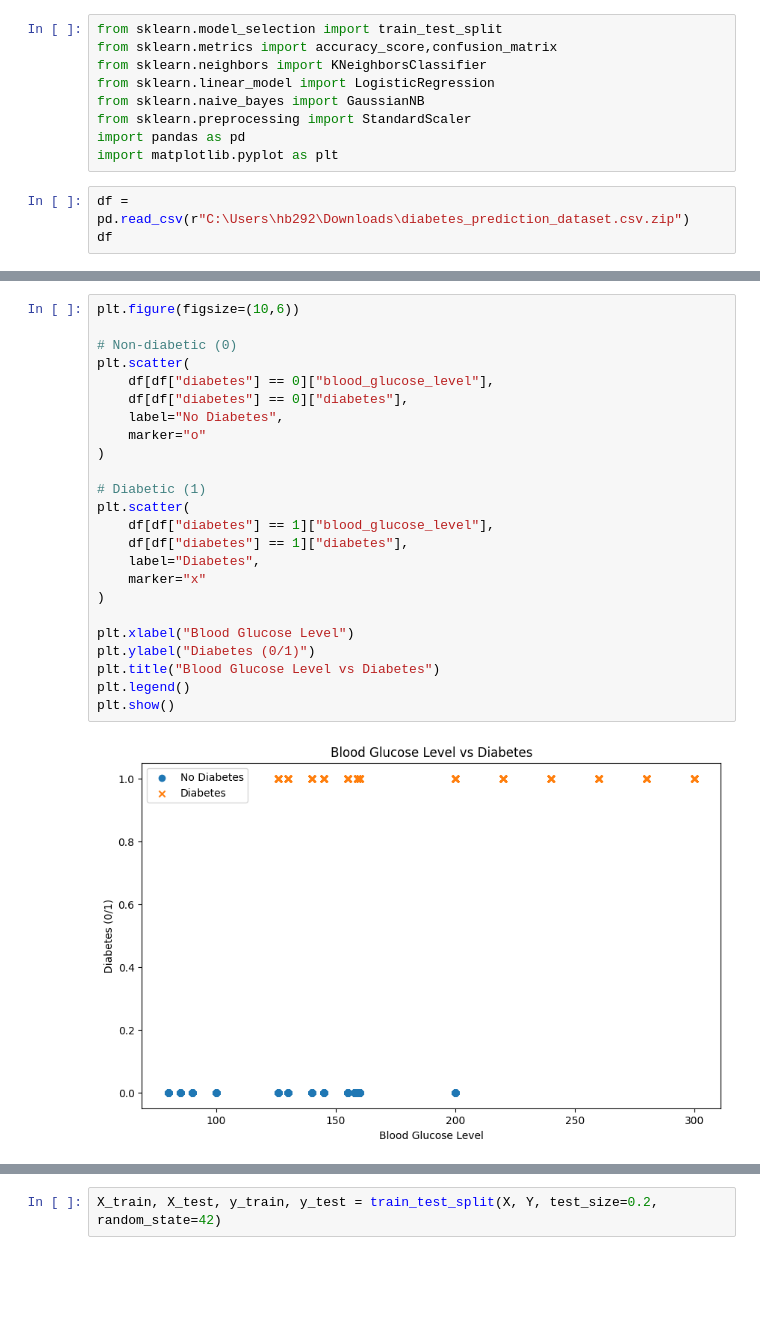
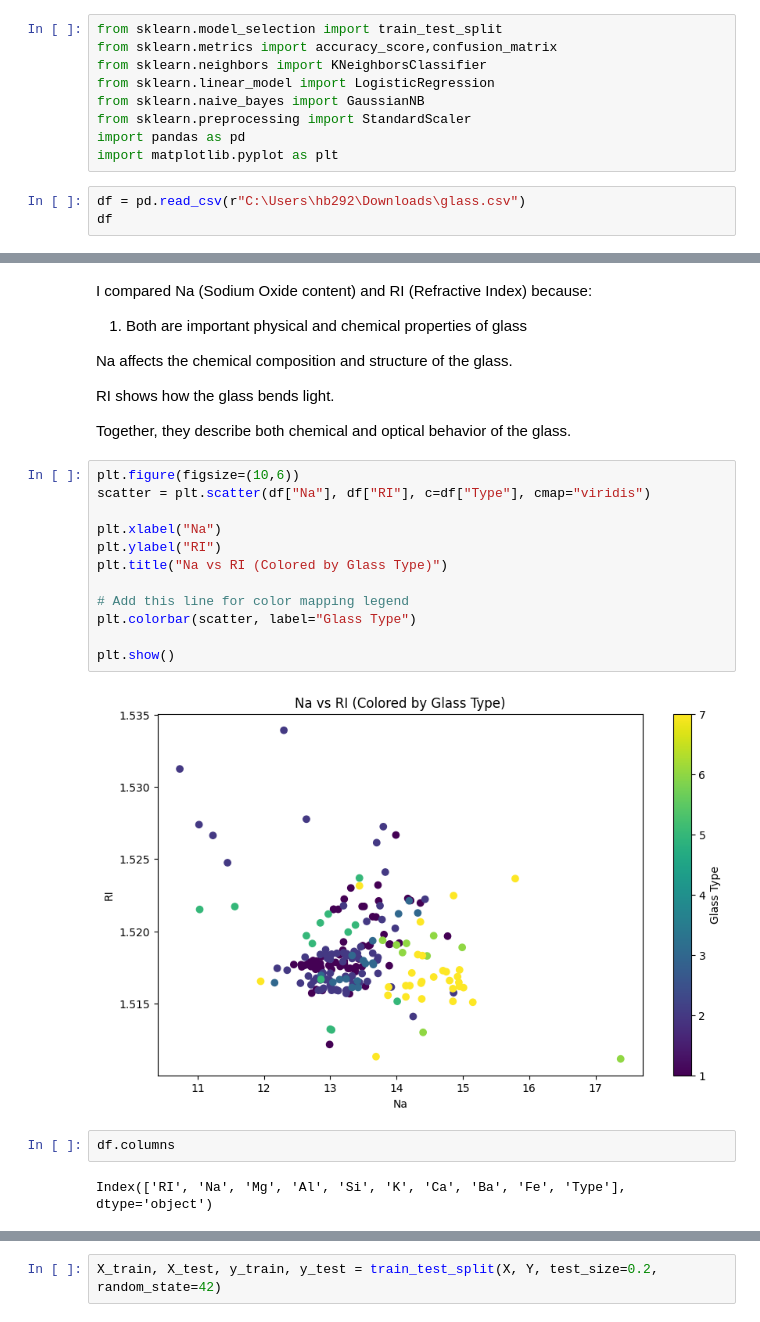
Before and after one commit to harshbhatt15/Machine-Learning, a Jupyter notebook: Additional-projects/Classifier-comparison.ipynb, the cells around one changed output, grey strips where cells are left out. Drawn from its saved outputs; the diff is of its cells as text; blank space fills up the shorter version.

```diff
--- a/Additional-projects/Classifier-comparison.ipynb
+++ b/Additional-projects/Classifier-comparison.ipynb
@@ -12,6 +12,6 @@ from sklearn.preprocessing import StandardScaler
 import pandas as pd
 import matplotlib.pyplot as plt
 # %%
-df = pd.read_csv(r"C:\Users\hb292\Downloads\diabetes_prediction_dataset.csv.zip")
+df = pd.read_csv(r"C:\Users\hb292\Downloads\glass.csv")
 df
 # %% [output]
@@ -31,27 +31,30 @@ df
+# %% [markdown]
+I compared Na (Sodium Oxide content) and RI (Refractive Index) because:
+
+
+1. Both are important physical and chemical properties of glass
+
+Na affects the chemical composition and structure of the glass.
+
+RI shows how the glass bends light.
+
+Together, they describe both chemical and optical behavior of the glass.
 # %%
 plt.figure(figsize=(10,6))
+scatter = plt.scatter(df["Na"], df["RI"], c=df["Type"], cmap="viridis")
 
-# Non-diabetic (0)
-plt.scatter(
-    df[df["diabetes"] == 0]["blood_glucose_level"],
-    df[df["diabetes"] == 0]["diabetes"],
-    label="No Diabetes",
-    marker="o"
-)
+plt.xlabel("Na")
+plt.ylabel("RI")
+plt.title("Na vs RI (Colored by Glass Type)")
 
-# Diabetic (1)
-plt.scatter(
-    df[df["diabetes"] == 1]["blood_glucose_level"],
-    df[df["diabetes"] == 1]["diabetes"],
-    label="Diabetes",
-    marker="x"
-)
+# Add this line for color mapping legend
+plt.colorbar(scatter, label="Glass Type")
 
-plt.xlabel("Blood Glucose Level")
-plt.ylabel("Diabetes (0/1)")
-plt.title("Blood Glucose Level vs Diabetes")
-plt.legend()
 plt.show()
 # %% [output]
-[figure, old version]
+[figure, new version]
+# %%
+df.columns
+# %% [output]
+Index(['RI', 'Na', 'Mg', 'Al', 'Si', 'K', 'Ca', 'Ba', 'Fe', 'Type'], dtype='object')
 # %%
```
Also changed, not shown: parts of 4 cells of this notebook, 2 other files.
